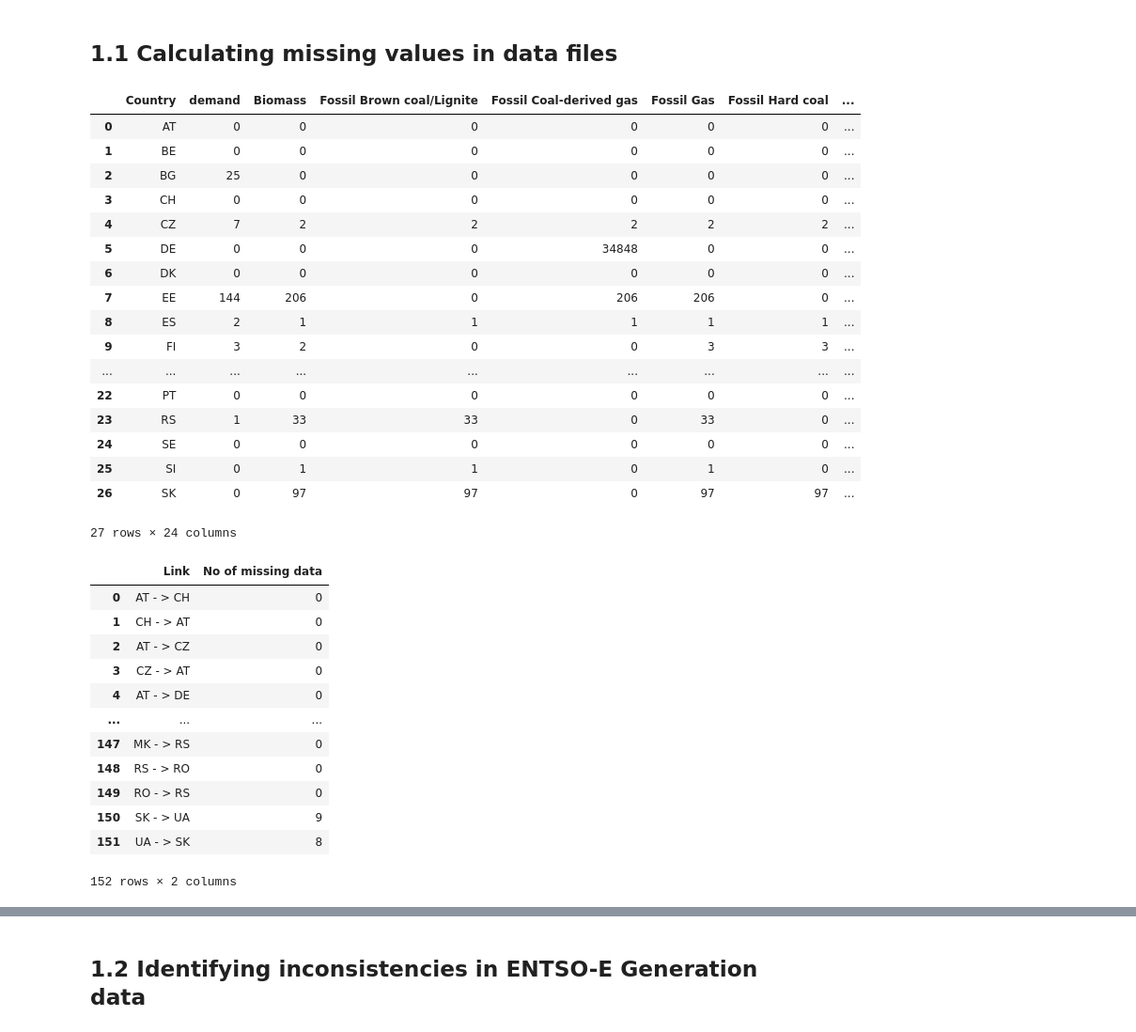
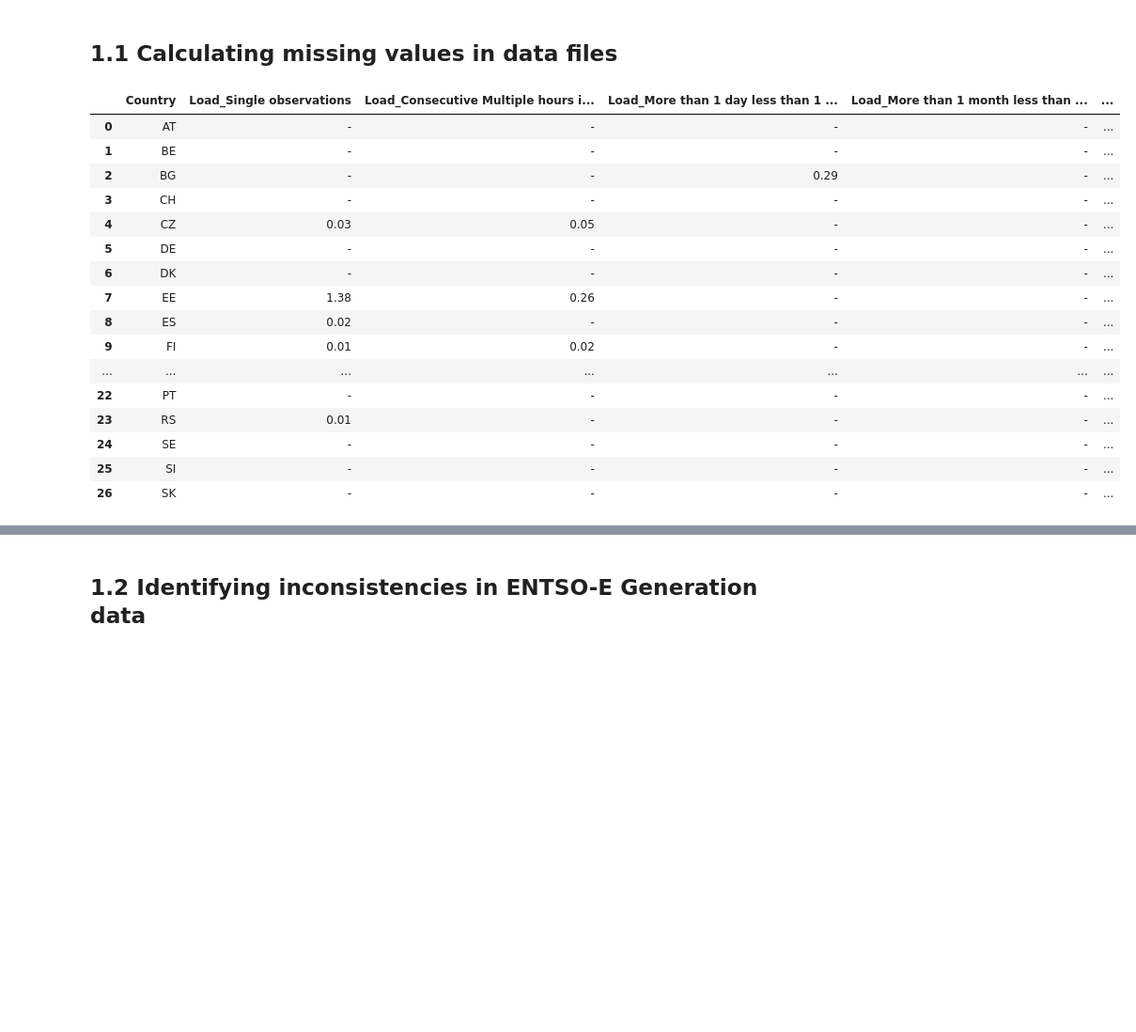
Before and after one commit to lovinduw/Consolidation, a Jupyter notebook: Scripts/main.ipynb, the cells around one changed output, grey strips where cells are left out. Shown: that part at 94% size. Cells and saved outputs as stored; diff of their text form; code cells hidden in the pictures; blank space fills up the shorter version.

```diff
--- a/Scripts/main.ipynb
+++ b/Scripts/main.ipynb
@@ -19,36 +19,23 @@ abbr_list=list(countries.values())
 # %% [markdown]
 ## 1.1 Calculating missing values in data files
 # %%
-generation_load_missing_data, transmission_missing_data, mismatch_data = ii.mismatch_raw_data(countries)
+df = ii.mismatch_raw_data(countries)
+display(df)
 # %% [output]
-|  | Country | demand | Biomass | Fossil Brown coal/Lignite | Fossil Coal-derived gas | Fossil Gas | Fossil Hard coal | ... |
-| 0 | AT | 0 | 0 | 0 | 0 | 0 | 0 | ... |
-| 1 | BE | 0 | 0 | 0 | 0 | 0 | 0 | ... |
-| 2 | BG | 25 | 0 | 0 | 0 | 0 | 0 | ... |
-| 3 | CH | 0 | 0 | 0 | 0 | 0 | 0 | ... |
-| 4 | CZ | 7 | 2 | 2 | 2 | 2 | 2 | ... |
-| 5 | DE | 0 | 0 | 0 | 34848 | 0 | 0 | ... |
-| 6 | DK | 0 | 0 | 0 | 0 | 0 | 0 | ... |
-| 7 | EE | 144 | 206 | 0 | 206 | 206 | 0 | ... |
-| 8 | ES | 2 | 1 | 1 | 1 | 1 | 1 | ... |
-| 9 | FI | 3 | 2 | 0 | 0 | 3 | 3 | ... |
-| ... | ... | ... | ... | ... | ... | ... | ... | ... |
-| 22 | PT | 0 | 0 | 0 | 0 | 0 | 0 | ... |
-| 23 | RS | 1 | 33 | 33 | 0 | 33 | 0 | ... |
-| 24 | SE | 0 | 0 | 0 | 0 | 0 | 0 | ... |
-| 25 | SI | 0 | 1 | 1 | 0 | 1 | 0 | ... |
-| 26 | SK | 0 | 97 | 97 | 0 | 97 | 97 | ... |
+|  | Country | Load_Single observations | Load_Consecutive Multiple hours i... | Load_More than 1 day less than 1 ... | Load_More than 1 month less than ... | ... |
+| 0 | AT | - | - | - | - | ... |
+| 1 | BE | - | - | - | - | ... |
+| 2 | BG | - | - | 0.29 | - | ... |
+| 3 | CH | - | - | - | - | ... |
+| 4 | CZ | 0.03 | 0.05 | - | - | ... |
+| 5 | DE | - | - | - | - | ... |
+| 6 | DK | - | - | - | - | ... |
+| 7 | EE | 1.38 | 0.26 | - | - | ... |
+| 8 | ES | 0.02 | - | - | - | ... |
+| 9 | FI | 0.01 | 0.02 | - | - | ... |
+| ... | ... | ... | ... | ... | ... | ... |
+| 22 | PT | - | - | - | - | ... |
+| 23 | RS | 0.01 | - | - | - | ... |
+| 24 | SE | - | - | - | - | ... |
+| 25 | SI | - | - | - | - | ... |
+| 26 | SK | - | - | - | - | ... |
-27 rows × 24 columns
-|  | Link | No of missing data |
-| 0 | AT - > CH | 0 |
-| 1 | CH - > AT | 0 |
-| 2 | AT - > CZ | 0 |
-| 3 | CZ - > AT | 0 |
-| 4 | AT - > DE | 0 |
-| ... | ... | ... |
-| 147 | MK - > RS | 0 |
-| 148 | RS - > RO | 0 |
-| 149 | RO - > RS | 0 |
-| 150 | SK - > UA | 9 |
-| 151 | UA - > SK | 8 |
-152 rows × 2 columns
```
Also changed, not shown: parts of 5 cells of this notebook, 6 other files.
